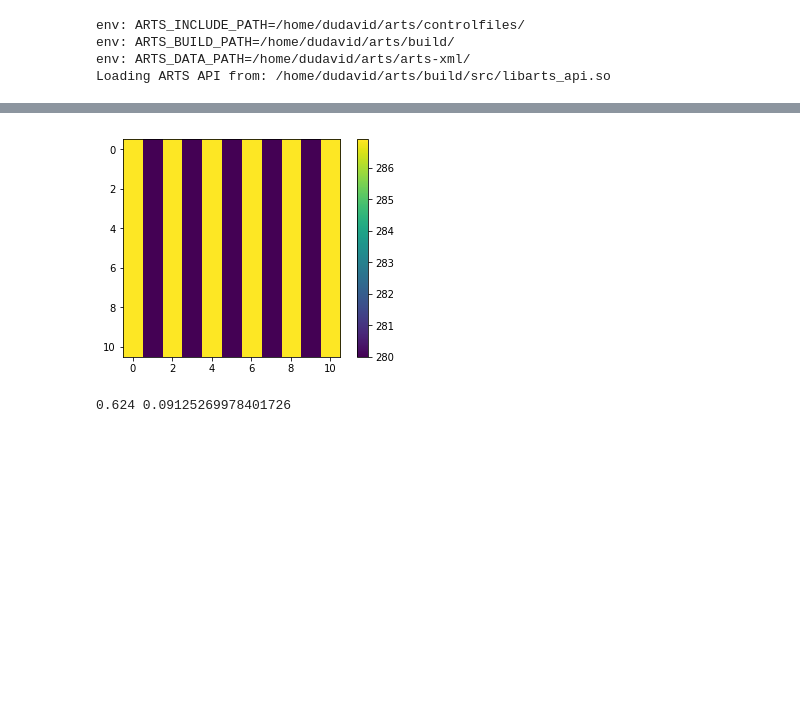
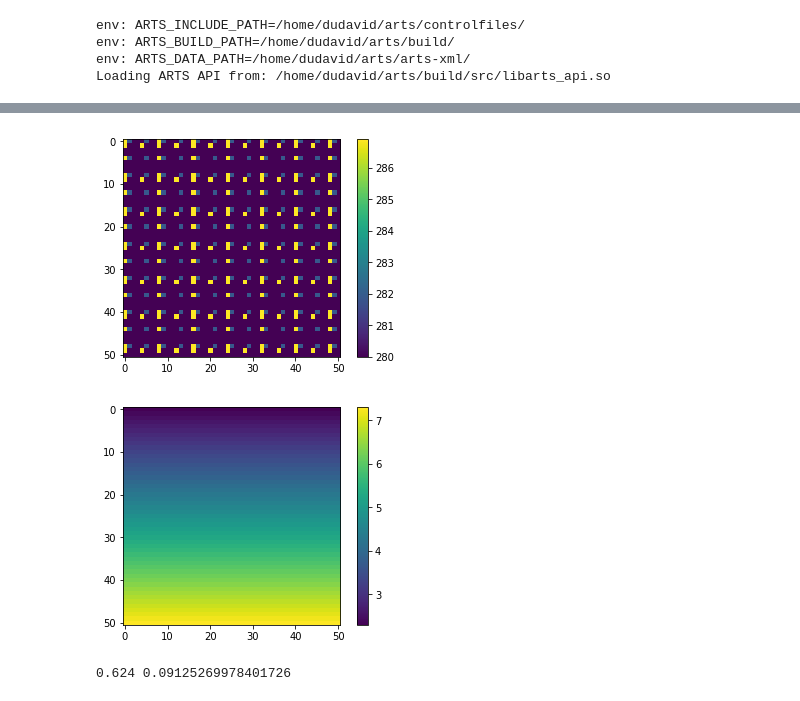
Before and after one commit to cheesetarian/amsr2_var, a Jupyter notebook: am2_mvar/amsr2_test2.ipynb, the cells around one changed output, grey strips where cells are left out. Drawn from its saved outputs; the diff is of its cells as text; code cells hidden in the pictures; blank space fills up the shorter version.

```diff
--- a/am2_mvar/amsr2_test2.ipynb
+++ b/am2_mvar/amsr2_test2.ipynb
@@ -74,8 +81,8 @@ Loading ARTS API from: /home/dudavid/arts/build/src/libarts_api.so
 # Define lat/lon grid that observation points and angular grid lie within
 lat0     = 0.0  # center of grid in lat, lon
 lon0     = 0.0
-nlat, nlon = 11, 11    # number of lat and lon divisions
-latwid, lonwid = 2, 2  # just asssume square for now, widths double these
+nlat, nlon = 51, 51    # number of lat and lon divisions
+latwid, lonwid = 1.5, 1.5  # just asssume square for now, widths double these
 res = 2*latwid/nlat # assume equal in lat/lon for now
 
 #lat_grid = lat0 + np.linspace(-latwid,latwid,nlat) # [-3:0.25:3]
@@ -97,7 +116,8 @@ midpoints of lat_grid (ARTS ws grid):  [-1.81818182e+00 -1.45454545e+00 -1.09090
 # %%
 # set up atmosphere and surface variables:
 ws.atmosphere_dim = 3  # 3D atmosphere
-p = np.array([1015.,950.,850.,650.,400.,100.])*100.0  # keep it simple, otherwise slower fwd model
+p = np.array([1015.,950.,800.])*100.0 #,650.,400.,100.])*100.0  # keep it simple, otherwise slower fwd model
+#p = np.array([1015.,950.,850.,650.,400.,100.])*100.0  # keep it simple, otherwise slower fwd model
 #p = np.array([1015.,975.,950.,925.,900.,850.,800.,750.,700.,650.,600.,550.,500.,400.,300.,200.,100.])*100.0
 ws.p_grid = p[:]
 ws.AtmRawRead( basename = "planets/Earth/Fascod/tropical/tropical") #tropical atmosphere assumed
@@ -105,41 +125,46 @@ ws.AtmosphereSet3D()
 ws.AtmFieldsCalcExpand1D()  # set to given p_grid or z_grid
 
 #ws.vmr_field.value[:,:,:,:] *= 0.00 # try decreasing water vapor by X
+
+# if using coarse atmosphere but wanting accurate ray tracing:
+ws.ppath_lmax = 250.0  # set maximum distance between points when computing absorption along path
 # %%
 # Surface properties -- define ocean surface for simulations
 
 nala, nalo = np.size(ws.lat_grid.value), np.size(ws.lon_grid.value) # size of ARTS lat/lon grid
 s_names = ['Water skin temperature','Wind speed','Wind direction','Salinity']
 s_data = np.zeros([len(s_names), nala, nalo])
 
 tmean                   = 280.0 # sst mean
 wsp                     = 2.3   # 10m wind speed
 s_data[0,:,:] = tmean
 #s_data[0,int(nlat/2)-1:int(nlat/2)+2,int(nlon/2)-1:int(nlon/2)+2] += 6
-s_data[0,:,::2] += 6.9  ## czechers
-#s_data[0,1::2,::2] += 6.9  ## czechers
-#s_data[0,::2,1::2] += 1.9
+#s_data[0,:,::8] += 6.9  ## czechers
+s_data[0,1::8,::4] += 6.9  ## czechers
+s_data[0,0::4,::8] += 6.9  ## czechers
+s_data[0,::4,1::4] += 1.9
 #s_data[0,:,:] += np.tile(np.arange(0,nala),[nalo,1])
 #s_data[0,18:21,18:21] = tmean +6.5 # some preturbation
 #s_data[0,int(nlat/2),int(nlon/2)] = tmean +9.5 # some preturbation
 s_data[1,:,:] = wsp
-#s_data[1,:,:] += np.tile(np.arange(0,nalo),[nala,1]).transpose()
+s_data[1,:,:] += .1*np.tile(np.arange(0,nalo),[nala,1]).transpose()
 s_data[2,:,:] = 90 # token wind direction value
 s_data[3,:,:] = 0.034 # token salinity value
 
 # write these to ARTS variables
 ws.Copy(ws.surface_props_names, s_names)
 ws.Copy(ws.surface_props_data, s_data)
 ws.MatrixSetConstant(ws.z_surface, nala, nalo, 0.0) # explicitly set the surface to 0m altitude
 
 plt.imshow(s_data[0,:,:]) # quick look for SST
 plt.colorbar()
 plt.show()
-#plt.imshow(s_data[1,:,:])
-#plt.colorbar()
-#plt.show()
+plt.imshow(s_data[1,:,:])
+plt.colorbar()
+plt.show()
 # %% [output]
-[figure, old version]
+[figure, new version]
+[figure, added]
 # %%
 # Set and calculate some basic variables for antenna and scanning
 ### all will be replaced or superseded when moving to using L1R data as input
```
Also changed, not shown: parts of 18 cells of this notebook.
